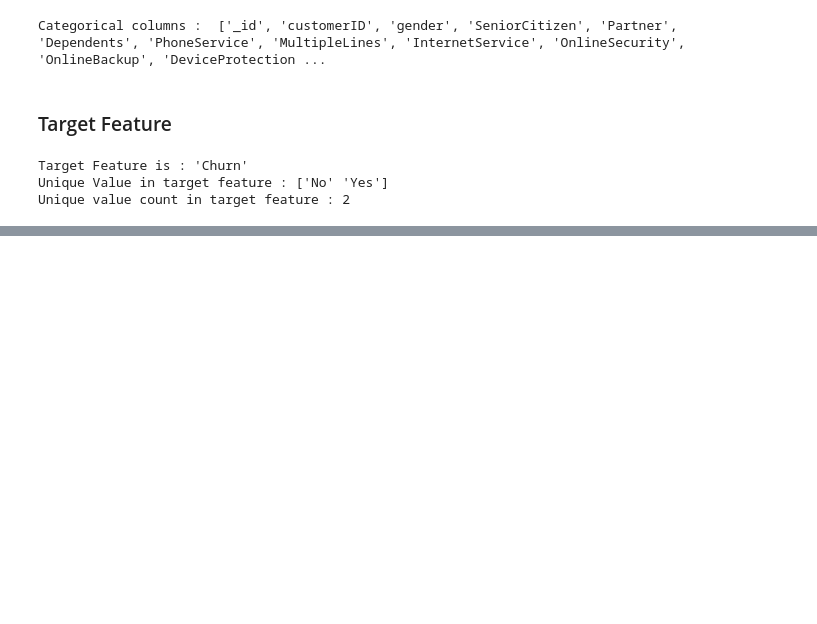
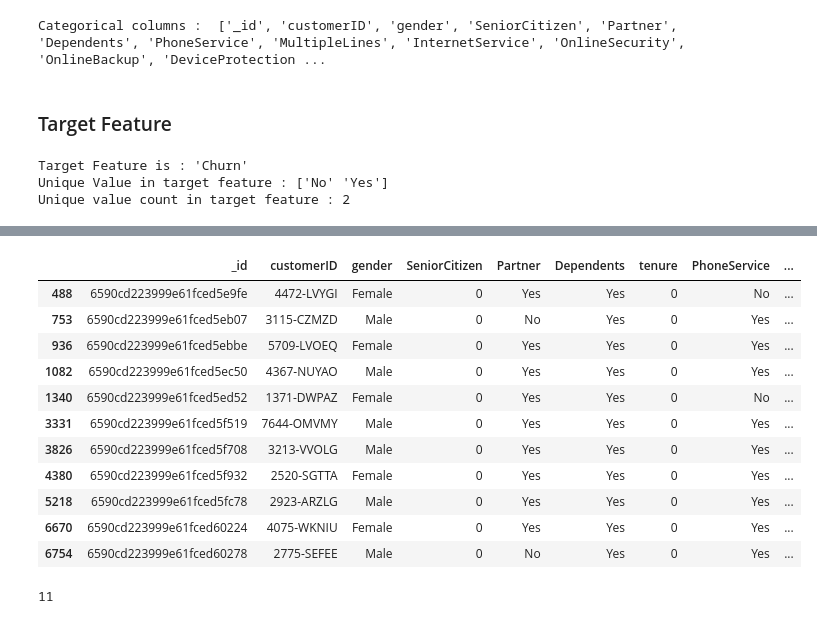
Before and after one commit to SachinBidwai/Data_Science_Project_1, a Jupyter notebook: EDA/telco-customer-churn-eda.ipynb, the cells around one changed output, grey strips where cells are left out. Saved outputs shown, nothing was run; the diff lists cells and outputs as text; code cells hidden in the pictures; blank space fills up the shorter version.

```diff
--- a/EDA/telco-customer-churn-eda.ipynb
+++ b/EDA/telco-customer-churn-eda.ipynb
@@ -103,0 +123,19 @@ Unique value count in target feature : 2
+# %%
+data[data['tenure']==0]
+# %% [output]
+|  | _id | customerID | gender | SeniorCitizen | Partner | Dependents | tenure | PhoneService | ... |
+| 488 | 6590cd223999e61fced5e9fe | 4472-LVYGI | Female | 0 | Yes | Yes | 0 | No | ... |
+| 753 | 6590cd223999e61fced5eb07 | 3115-CZMZD | Male | 0 | No | Yes | 0 | Yes | ... |
+| 936 | 6590cd223999e61fced5ebbe | 5709-LVOEQ | Female | 0 | Yes | Yes | 0 | Yes | ... |
+| 1082 | 6590cd223999e61fced5ec50 | 4367-NUYAO | Male | 0 | Yes | Yes | 0 | Yes | ... |
+| 1340 | 6590cd223999e61fced5ed52 | 1371-DWPAZ | Female | 0 | Yes | Yes | 0 | No | ... |
+| 3331 | 6590cd223999e61fced5f519 | 7644-OMVMY | Male | 0 | Yes | Yes | 0 | Yes | ... |
+| 3826 | 6590cd223999e61fced5f708 | 3213-VVOLG | Male | 0 | Yes | Yes | 0 | Yes | ... |
+| 4380 | 6590cd223999e61fced5f932 | 2520-SGTTA | Female | 0 | Yes | Yes | 0 | Yes | ... |
+| 5218 | 6590cd223999e61fced5fc78 | 2923-ARZLG | Male | 0 | Yes | Yes | 0 | Yes | ... |
+| 6670 | 6590cd223999e61fced60224 | 4075-WKNIU | Female | 0 | Yes | Yes | 0 | Yes | ... |
+| 6754 | 6590cd223999e61fced60278 | 2775-SEFEE | Male | 0 | No | Yes | 0 | Yes | ... |
+# %%
+len(data[data['tenure'] == 0])
+# %% [output]
+11
```
Also changed, not shown: parts of 3 cells of this notebook.
